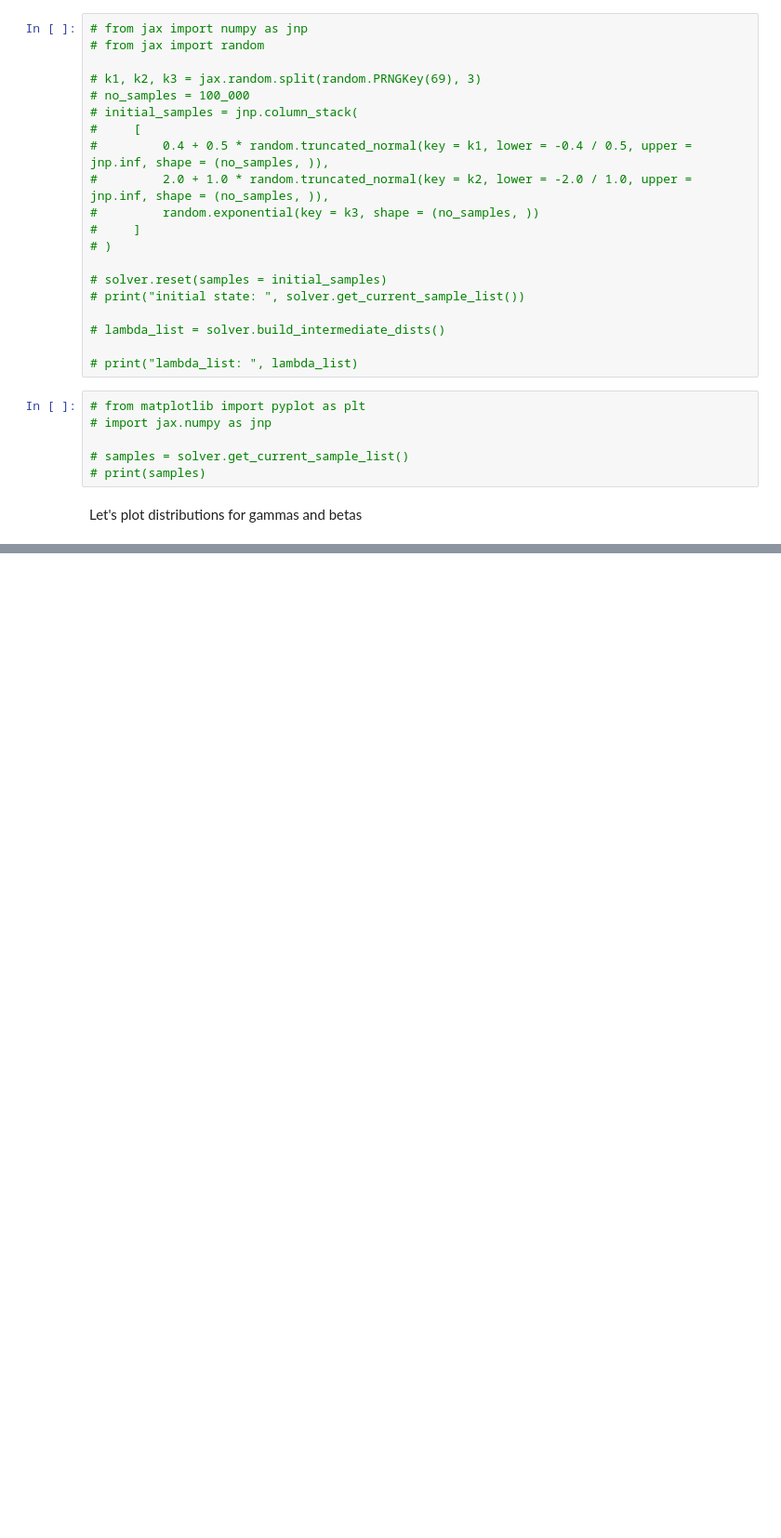
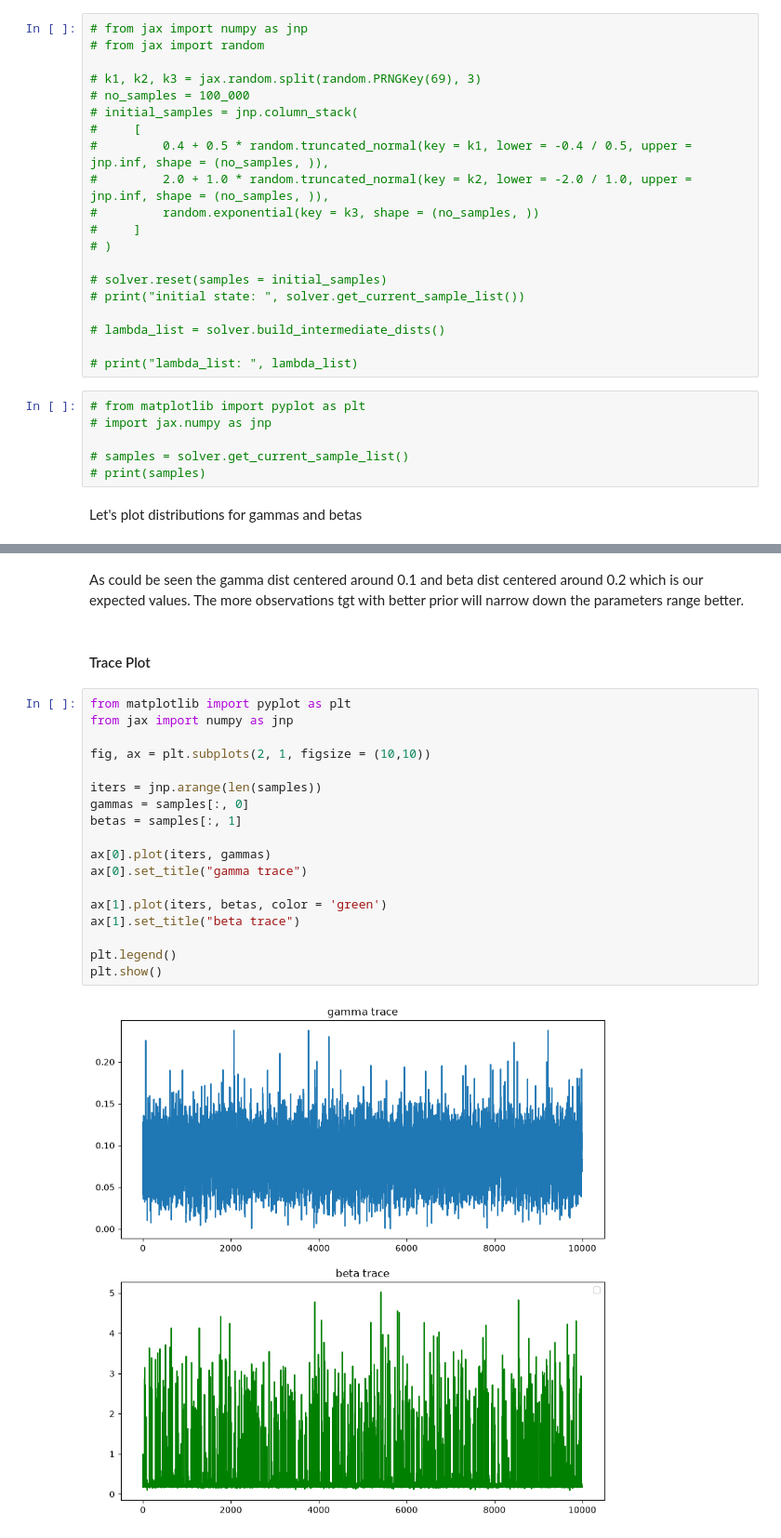
Before and after one commit to saobangmath/MiniProject-PhD-, a Jupyter notebook: MCMC/smc.ipynb, the cells around one changed output, grey strips where cells are left out. Shown at 93% size. Drawn from its saved outputs; the diff is of its cells as text; blank space fills up the shorter version.

Commit message:
add trace plot + increase particles to 10K

```diff
--- a/MCMC/smc.ipynb
+++ b/MCMC/smc.ipynb
@@ -874,0 +878,25 @@ plt.show()
+# %% [markdown]
+As could be seen the gamma dist centered around 0.1 and beta dist centered around 0.2 which is our expected values.
+The more observations tgt with better prior will narrow down the parameters range better.
+# %% [markdown]
+#### Trace Plot
+# %%
+from matplotlib import pyplot as plt
+from jax import numpy as jnp
+
+fig, ax = plt.subplots(2, 1, figsize = (10,10))
+
+iters = jnp.arange(len(samples))
+gammas = samples[:, 0]
+betas = samples[:, 1]
+
+ax[0].plot(iters, gammas)
+ax[0].set_title("gamma trace")
+
+ax[1].plot(iters, betas, color = 'green')
+ax[1].set_title("beta trace")
+
+plt.legend()
+plt.show()
+# %% [output]
+[figure, added]
```
Also changed, not shown: parts of 3 cells of this notebook.
